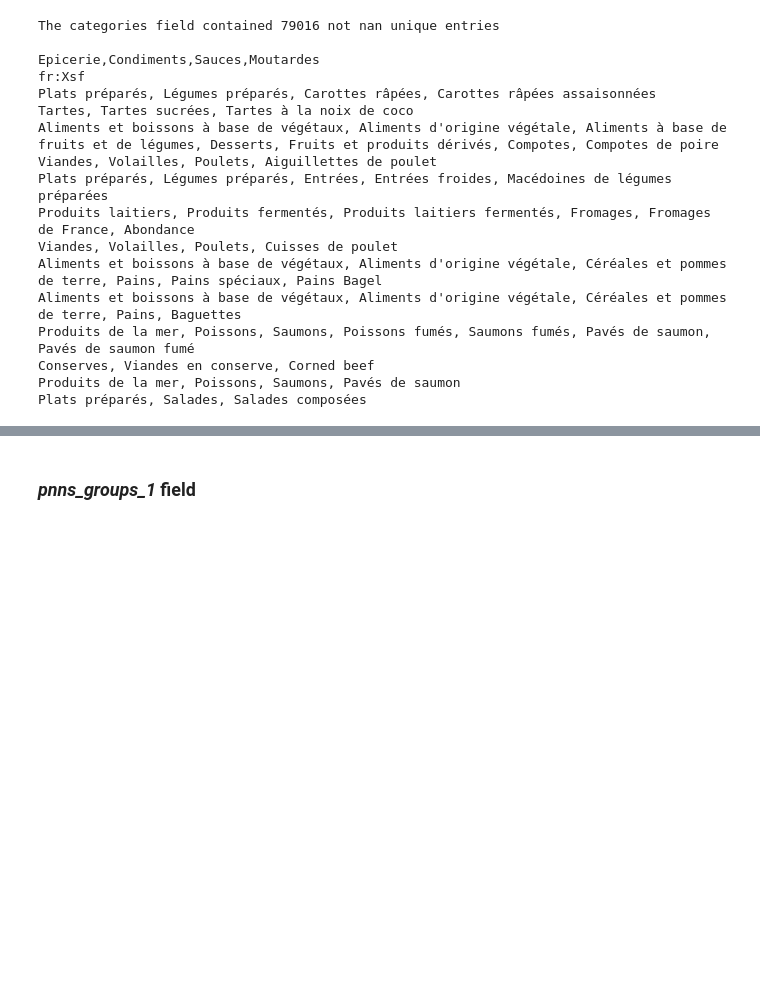
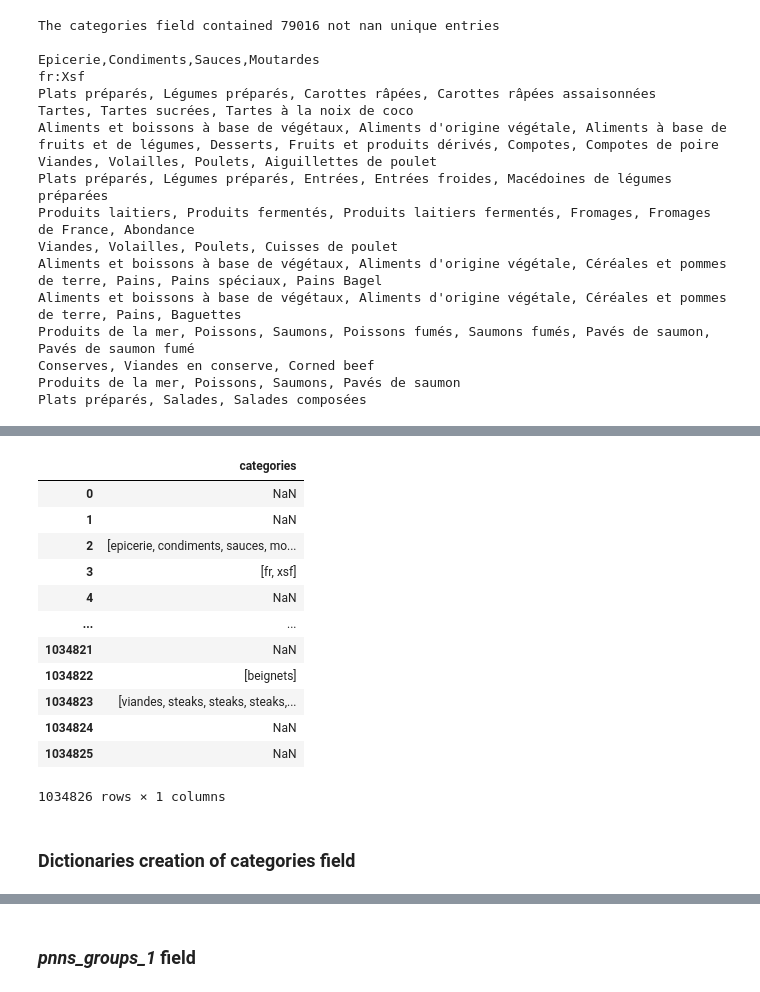
Before and after one commit to romi514/ProjectADA, a Jupyter notebook: exploration/diet_investigation.ipynb, the cells around one changed output, grey strips where cells are left out. Saved outputs shown, nothing was run; the diff lists cells and outputs as text; code cells hidden in the pictures; blank space fills up the shorter version.

Commit message:
continue diet classification, investigate categories field

```diff
--- a/exploration/diet_investigation.ipynb
+++ b/exploration/diet_investigation.ipynb
@@ -146,0 +153,37 @@ Index(['Boissons', 'Viandes, Volailles, Poulets, Filets de poulet',
+# %%
+def filter_nountag(categories_cell):
+    """keep only NN : nouns, singular or mass and NNS : noun,plural"""
+
+    postag_cell = pos_tag(categories_cell)
+    postag_cell_filtered = [tag for tag in postag_cell if ((tag[1]=='NNS') or (tag[1] == 'NN'))]
+    categories_cell = [tag[0] for tag in postag_cell_filtered]
+
+    return categories_cell
+# %%
+def clean_data(data_column, stop_words, tokenizer):
+    """Clean data, i.e.
+        - lower each words in the cells of data_column
+        - tokenize cells of data_column, i.e. from float type create list of string (token)
+        - remove stopwords for the list of tokens for each cells of data_column
+        - keep only tokens with tag = NN (noun), or NNS (noun, plural)
+    """
+
+    data_column = data_column[data_column.notnull()].str.lower() \
+        .apply(str) \
+        .apply(tokenizer.tokenize) \
+        .apply(lambda x : [item for item in x if item not in stop_words]) \
+        .apply(filter_nountag)
+
+    return data_column
+# %%
+from nltk.tokenize import RegexpTokenizer
+from nltk.corpus import stopwords
+from nltk import pos_tag
+
+cleaned_data = pd.DataFrame()
+cleaned_data["categories"] = data["categories"].copy()
+
+stop_words = set(stopwords.words("french")).union(set(stopwords.words("english")))
+tokenizer = RegexpTokenizer(r'\w+')
+
+cleaned_data["categories"] = clean_data(cleaned_data["categories"], stop_words, tokenizer)
@@ -146,0 +204,18 @@ Index(['Boissons', 'Viandes, Volailles, Poulets, Filets de poulet',
+# %%
+cleaned_data
+# %% [output]
+|  | categories |
+| 0 | NaN |
+| 1 | NaN |
+| 2 | [epicerie, condiments, sauces, mo... |
+| 3 | [fr, xsf] |
+| 4 | NaN |
+| ... | ... |
+| 1034821 | NaN |
+| 1034822 | [beignets] |
+| 1034823 | [viandes, steaks, steaks, steaks,... |
+| 1034824 | NaN |
+| 1034825 | NaN |
+1034826 rows × 1 columns
+# %% [markdown]
+### Dictionaries creation of categories field
```
Also changed, not shown: parts of 12 cells of this notebook, 3 other files.
